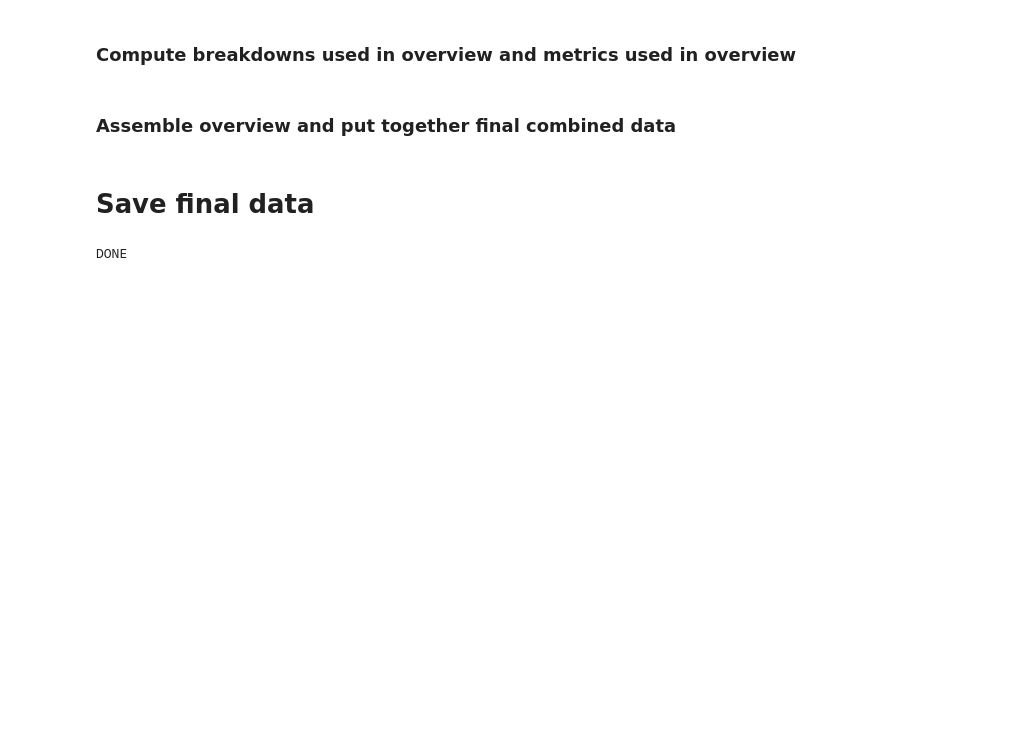
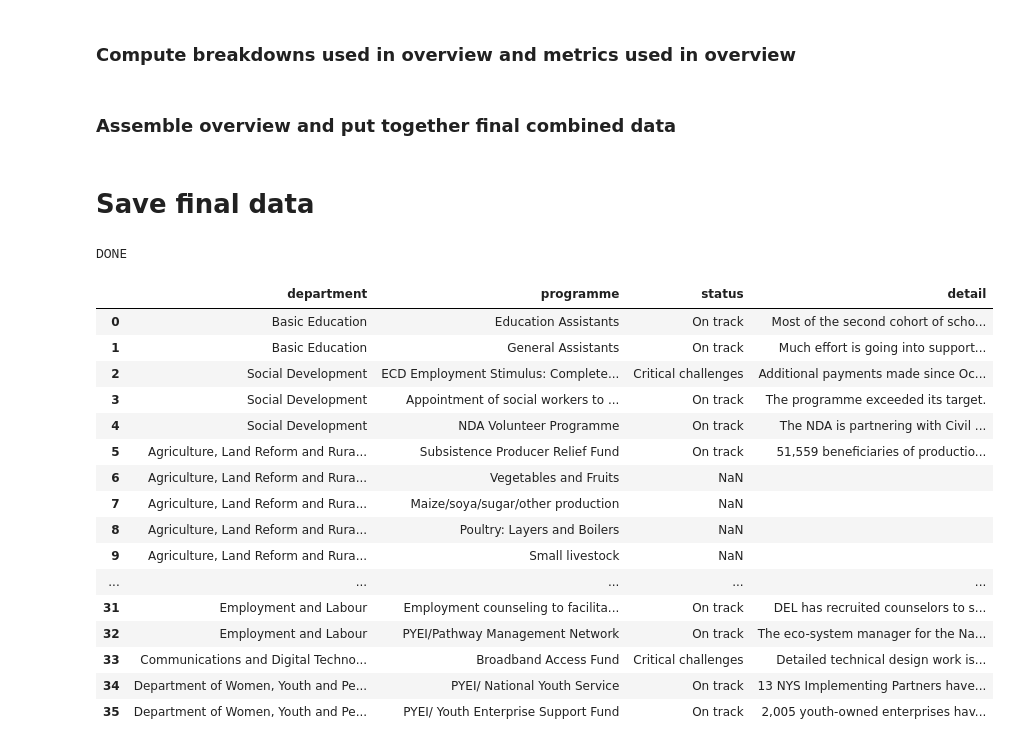
Before and after one commit to OpenUpSA/presidential-employment-stimulus, a Jupyter notebook: notebooks/p-e_to_json.ipynb, the cells around one changed output. Drawn from its saved outputs; the diff is of its cells as text; code cells hidden in the pictures; blank space fills up the shorter version.

```diff
--- a/notebooks/p-e_to_json.ipynb
+++ b/notebooks/p-e_to_json.ipynb
@@ -262,3 +282,23 @@ DONE
 #     print(f"\t'{dept.name}': '{dept.sheet_name}',")
 # %%
 # json.dump(metric_titles, open(output_dir + "/metric_titles.json", "w"), indent=2)
+# %%
+implementation_status_df[1]
+# %% [output]
+|  | department | programme | status | detail |
+| 0 | Basic Education | Education Assistants | On track | Most of the second cohort of scho... |
+| 1 | Basic Education | General Assistants | On track | Much effort is going into support... |
+| 2 | Social Development | ECD Employment Stimulus: Complete... | Critical challenges | Additional payments made since Oc... |
+| 3 | Social Development | Appointment of social workers to ... | On track | The programme exceeded its target. |
+| 4 | Social Development | NDA Volunteer Programme | On track | The NDA is partnering with Civil ... |
+| 5 | Agriculture, Land Reform and Rura... | Subsistence Producer Relief Fund | On track | 51,559 beneficiaries of productio... |
+| 6 | Agriculture, Land Reform and Rura... | Vegetables and Fruits | NaN |  |
+| 7 | Agriculture, Land Reform and Rura... | Maize/soya/sugar/other production | NaN |  |
+| 8 | Agriculture, Land Reform and Rura... | Poultry: Layers and Boilers | NaN |  |
+| 9 | Agriculture, Land Reform and Rura... | Small livestock | NaN |  |
+| ... | ... | ... | ... | ... |
+| 31 | Employment and Labour | Employment counseling to facilita... | On track | DEL has recruited counselors to s... |
+| 32 | Employment and Labour | PYEI/Pathway Management Network | On track | The eco-system manager for the Na... |
+| 33 | Communications and Digital Techno... | Broadband Access Fund | Critical challenges | Detailed technical design work is... |
+| 34 | Department of Women, Youth and Pe... | PYEI/ National Youth Service | On track | 13 NYS Implementing Partners have... |
+| 35 | Department of Women, Youth and Pe... | PYEI/ Youth Enterprise Support Fund | On track | 2,005 youth-owned enterprises hav... |
```
Also changed, not shown: parts of 2 cells of this notebook, 1 other file.
